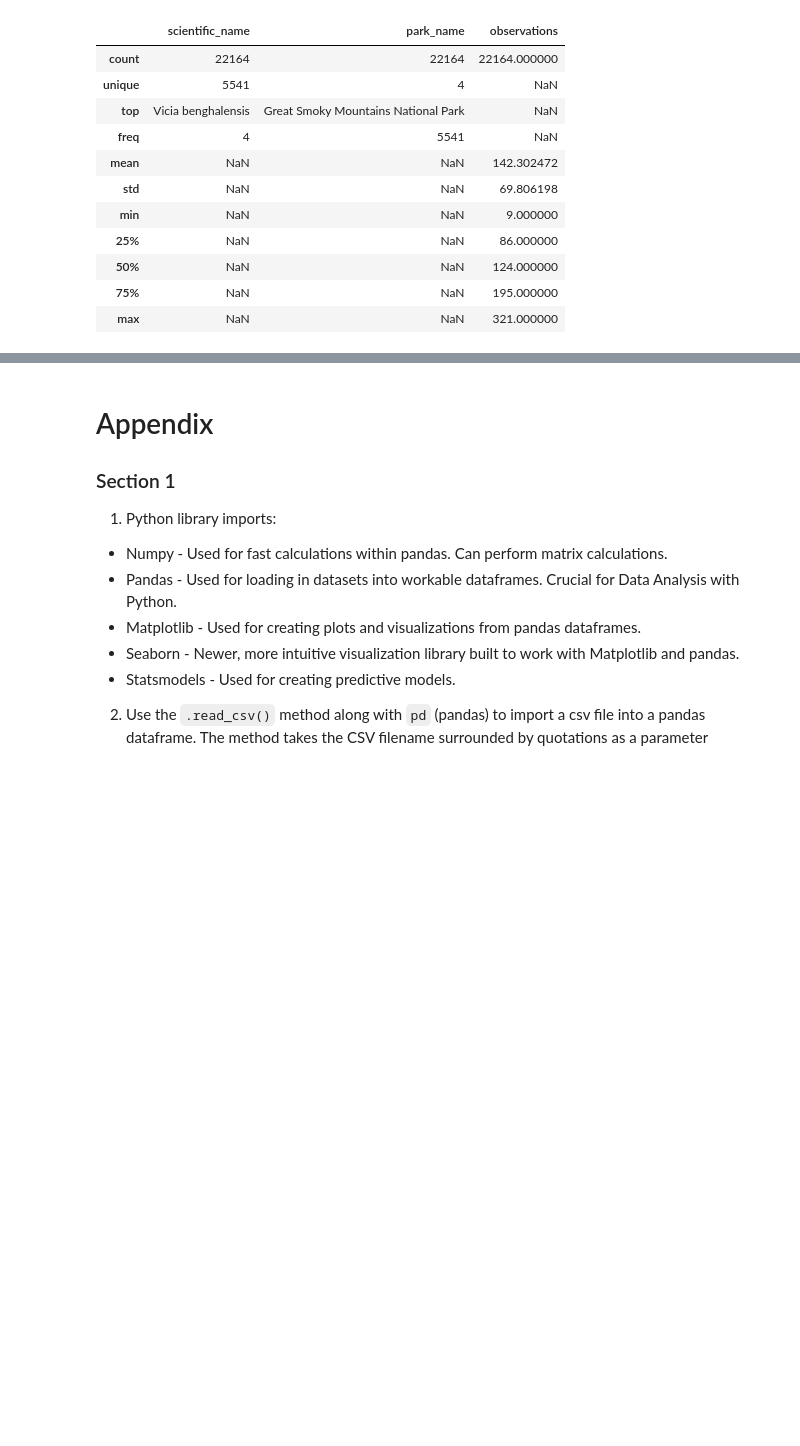
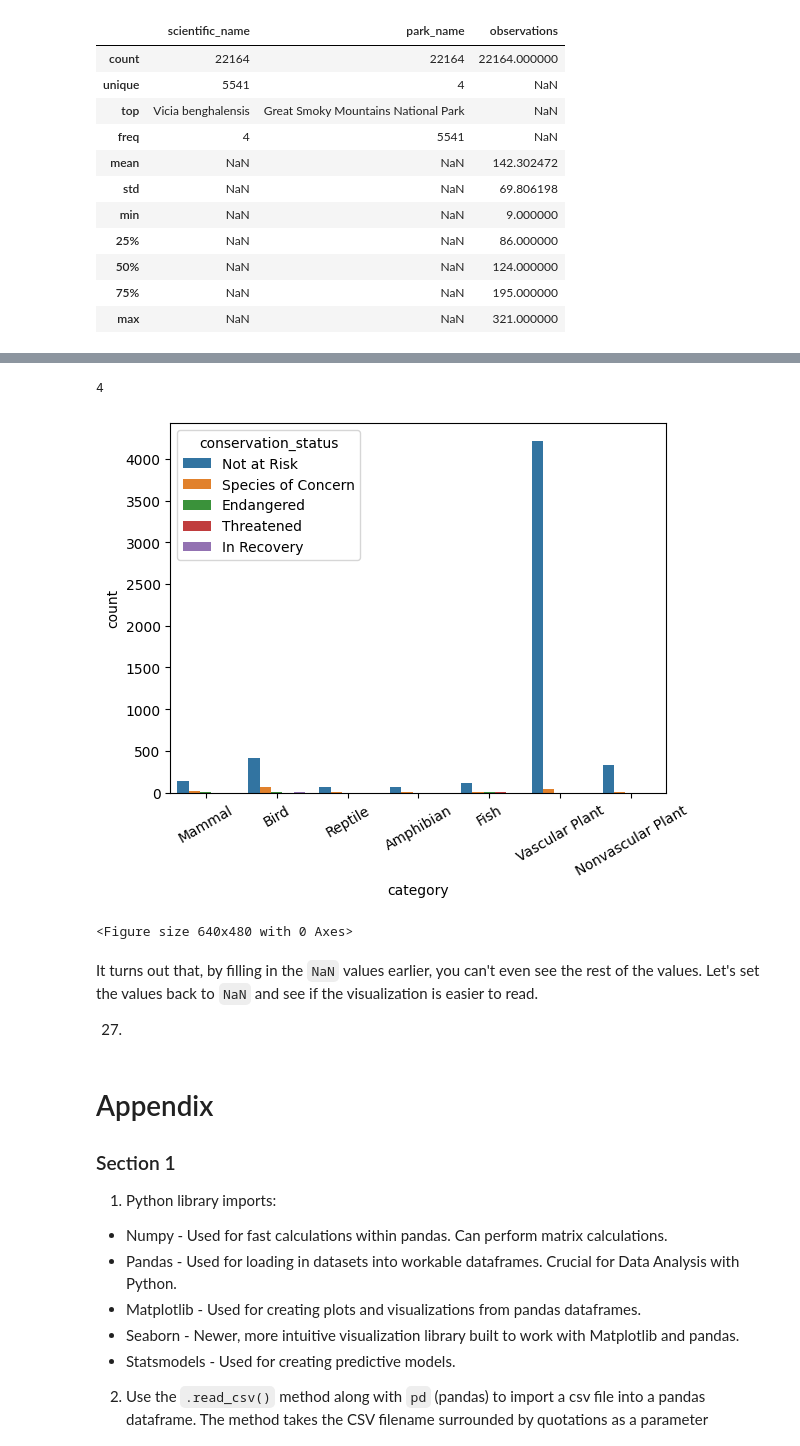
Before and after one commit to bsandma1/Biodiversity_Analysis, a Jupyter notebook: Biodiversity_Analysis.ipynb, the cells around one changed output, grey strips where cells are left out. Saved outputs shown, nothing was run; the diff lists cells and outputs as text; code cells hidden in the pictures; blank space fills up the shorter version.

````diff
--- a/Biodiversity_Analysis.ipynb
+++ b/Biodiversity_Analysis.ipynb
@@ -529,3 +543,23 @@ The dataframes look great!  Each dataframe contains 0 null values and 5541 uniqu
+# %%
+not_at_risk = species[species.conservation_status == 'Not at Risk']
+# %% [output]
+4
+# %%
+# 26
+
+sns.countplot(data=species, x='category', hue='conservation_status')
+ax = plt.subplot()
+ax.set_xticks(range(len(species.category.unique())))
+ax.set_xticklabels(species.category.unique(), rotation=30)
+plt.show()
+plt.clf()
+# %% [output]
+[figure, added]
+<Figure size 640x480 with 0 Axes>
+# %% [markdown]
+It turns out that, by filling in the ```NaN``` values earlier, you can't even see the rest of the values.  Let's set the values back to ```NaN``` and see if the visualization is easier to read.
+
+27.
 # %% [markdown]
 # Appendix
 ### Section 1
````
Also changed, not shown: parts of 7 cells of this notebook.
